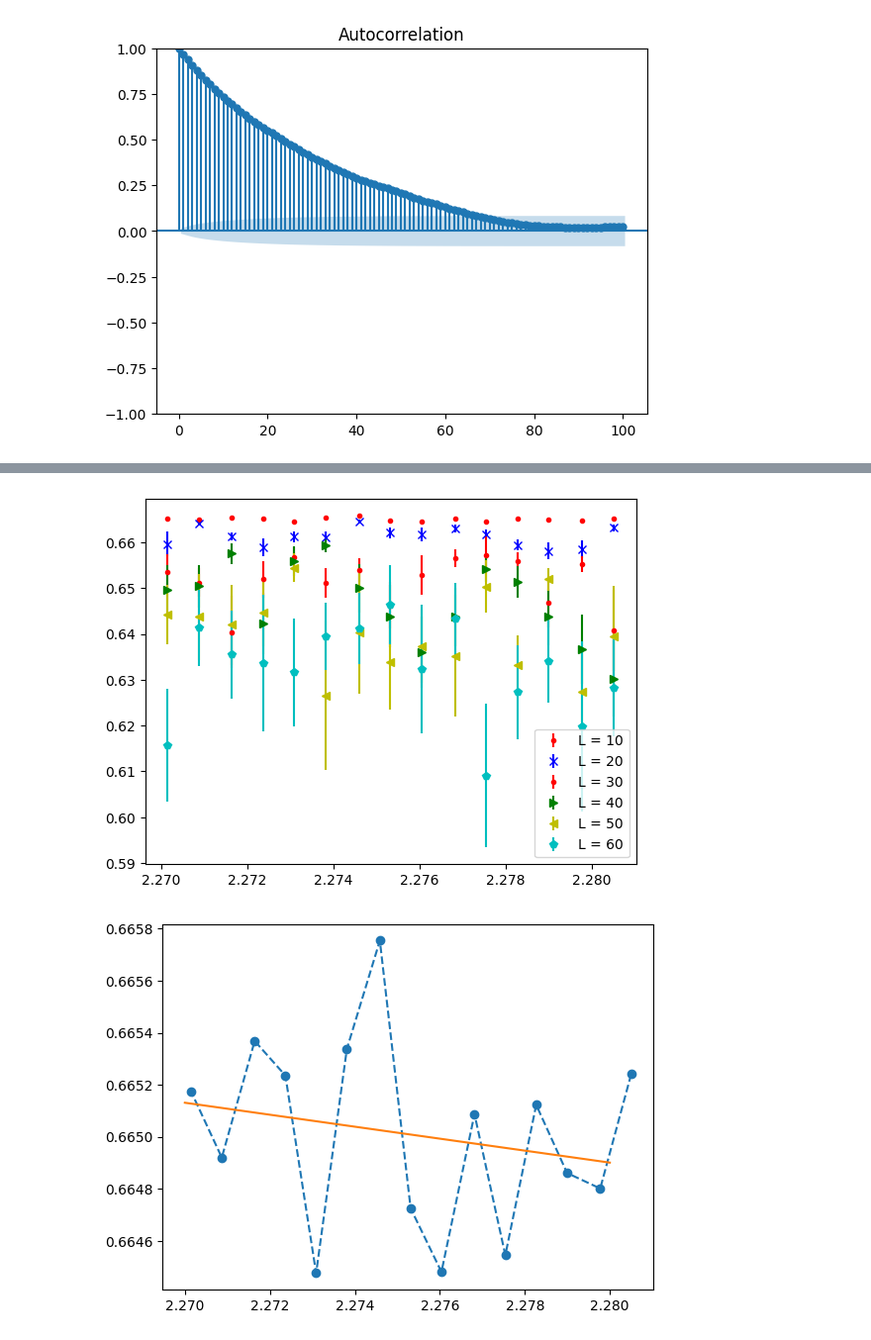
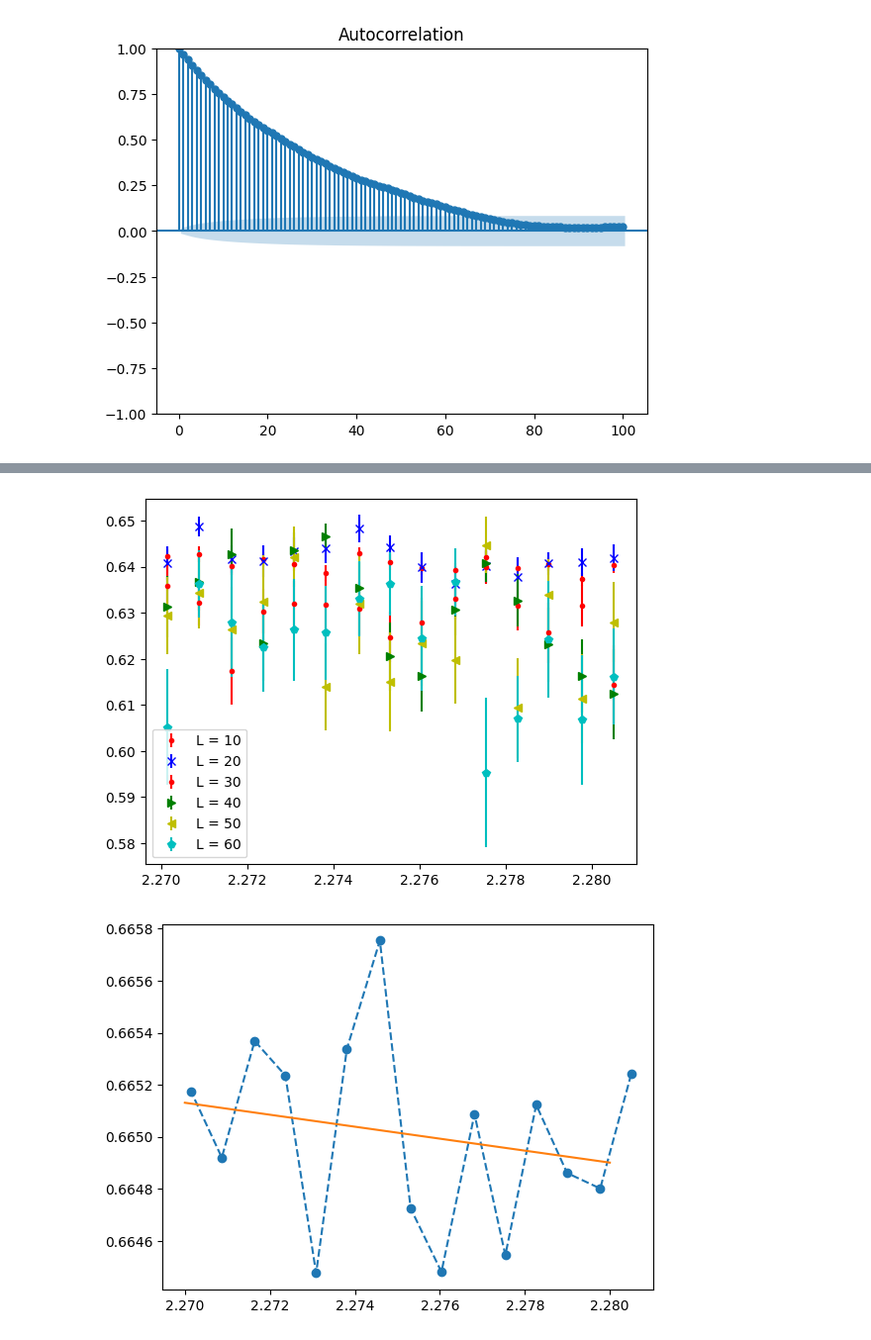
Before and after one commit to jenishadhikari221/Bachelorarbeit, a Jupyter notebook: main/analysis.ipynb, the cells around one changed output, grey strips where cells are left out. Shown at 99% size. Drawn from its saved outputs; the diff is of its cells as text; code cells hidden in the pictures.

```diff
--- a/main/analysis.ipynb
+++ b/main/analysis.ipynb
@@ -387,19 +387,19 @@ plt.show()
 # %%
 def linear_model(x,a,b):
     return a*x +b
 
 length = 50
-L_1 = binder_cum_plot(spin_simulation_nearTc_1,block_length=500,boot_length=length,color='r',format='.',label="L = 10")
-L_2 = binder_cum_plot(spin_simulation_nearTc_2,block_length=500,boot_length=length,color='b',format='x',label="L = 20")
-L_3 = binder_cum_plot(spin_simulation_nearTc_3,block_length=500,boot_length=length,color='r',format='.',label="L = 30")
-L_4 = binder_cum_plot(spin_simulation_nearTc_4,block_length=500,boot_length=length,color='g',format='>',label="L = 40")
-L_5 = binder_cum_plot(spin_simulation_nearTc_5,block_length=500,boot_length=length,color='y',format='<',label="L = 50")
-L_6 = binder_cum_plot(spin_simulation_nearTc_6,block_length=500,boot_length=length,color='c',format='p',label="L = 60")
+L_1 = binder_cum_plot(spin_simulation_nearTc_1,block_length=20,boot_length=length,color='r',format='.',label="L = 10")
+L_2 = binder_cum_plot(spin_simulation_nearTc_2,block_length=85,boot_length=length,color='b',format='x',label="L = 20")
+L_3 = binder_cum_plot(spin_simulation_nearTc_3,block_length=100,boot_length=length,color='r',format='.',label="L = 30")
+L_4 = binder_cum_plot(spin_simulation_nearTc_4,block_length=150,boot_length=length,color='g',format='>',label="L = 40")
+L_5 = binder_cum_plot(spin_simulation_nearTc_5,block_length=200,boot_length=length,color='y',format='<',label="L = 50")
+L_6 = binder_cum_plot(spin_simulation_nearTc_6,block_length=250,boot_length=length,color='c',format='p',label="L = 60")
 
 plt.legend()
 plt.show()
 # %% [output]
-[figure, old version]
+[figure, new version]
 # %%
 x_data = spin_simulation_nearTc_1[0,:]
 x_data = 1/x_data
```
Also changed, not shown: parts of 6 cells of this notebook, 18 other files.
